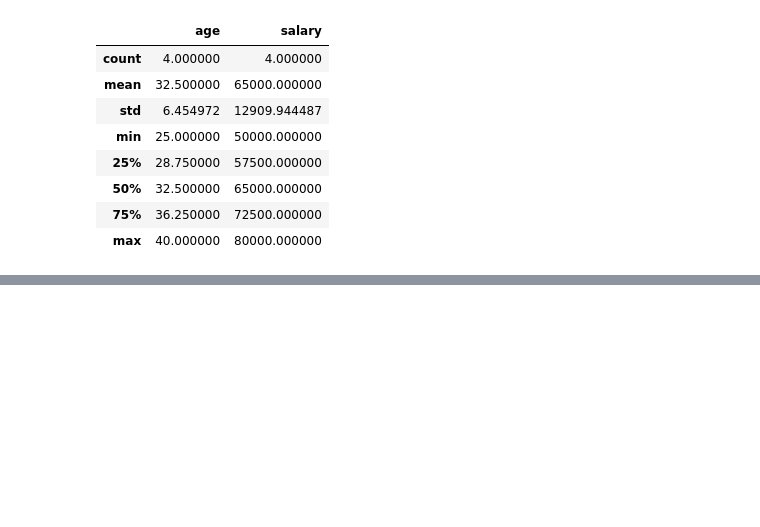
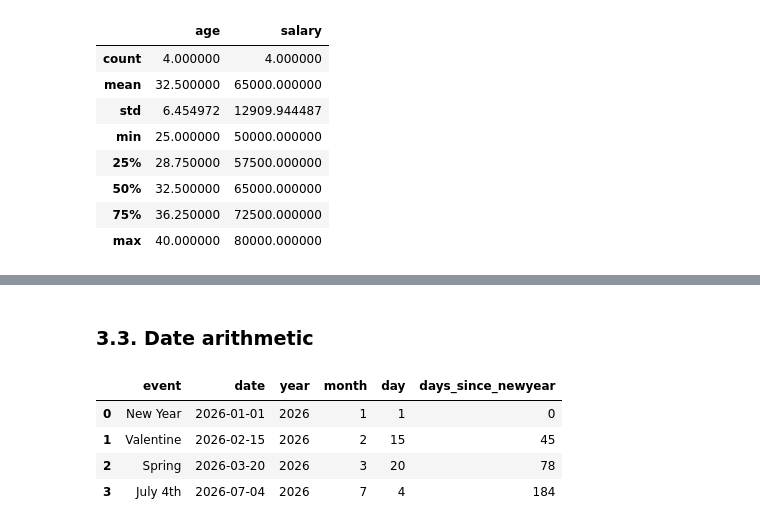
Before and after one commit to gperdrizet/fullstack-2605, a Jupyter notebook: unit-2/lesson-10/lesson-10-demo.ipynb, the cells around one changed output, grey strips where cells are left out. Cells and saved outputs as stored; diff of their text form; code cells hidden in the pictures; blank space fills up the shorter version.

```diff
--- a/unit-2/lesson-10/lesson-10-demo.ipynb
+++ b/unit-2/lesson-10/lesson-10-demo.ipynb
@@ -196,0 +311,6 @@ df.describe()
+# %%
+df_dates = pd.DataFrame({
+    'event': ['New Year', 'Valentine', 'Spring', 'July 4th'],
+    'date': pd.to_datetime(['2026-01-01', '2026-02-15', '2026-03-20', '2026-07-04'])
+})
+df_dates
@@ -196,0 +335,3 @@ df.describe()
+# %%
+df_dates['year'] = df_dates['date'].dt.year
+df_dates
@@ -196,0 +344,3 @@ df.describe()
+# %%
+df_dates['month'] = df_dates['date'].dt.month
+df_dates
@@ -196,0 +353,3 @@ df.describe()
+# %%
+df_dates['day'] = df_dates['date'].dt.day
+df_dates
@@ -196,0 +362,12 @@ df.describe()
+# %% [markdown]
+### 3.3. Date arithmetic
+# %%
+days_since_newyear = (df_dates['date'] - df_dates['date'].min()).dt.days
+df_dates['days_since_newyear'] = days_since_newyear
+df_dates
+# %% [output]
+|  | event | date | year | month | day | days_since_newyear |
+| 0 | New Year | 2026-01-01 | 2026 | 1 | 1 | 0 |
+| 1 | Valentine | 2026-02-15 | 2026 | 2 | 15 | 45 |
+| 2 | Spring | 2026-03-20 | 2026 | 3 | 20 | 78 |
+| 3 | July 4th | 2026-07-04 | 2026 | 7 | 4 | 184 |
```
Also changed, not shown: parts of 54 cells of this notebook, 1 other file.
